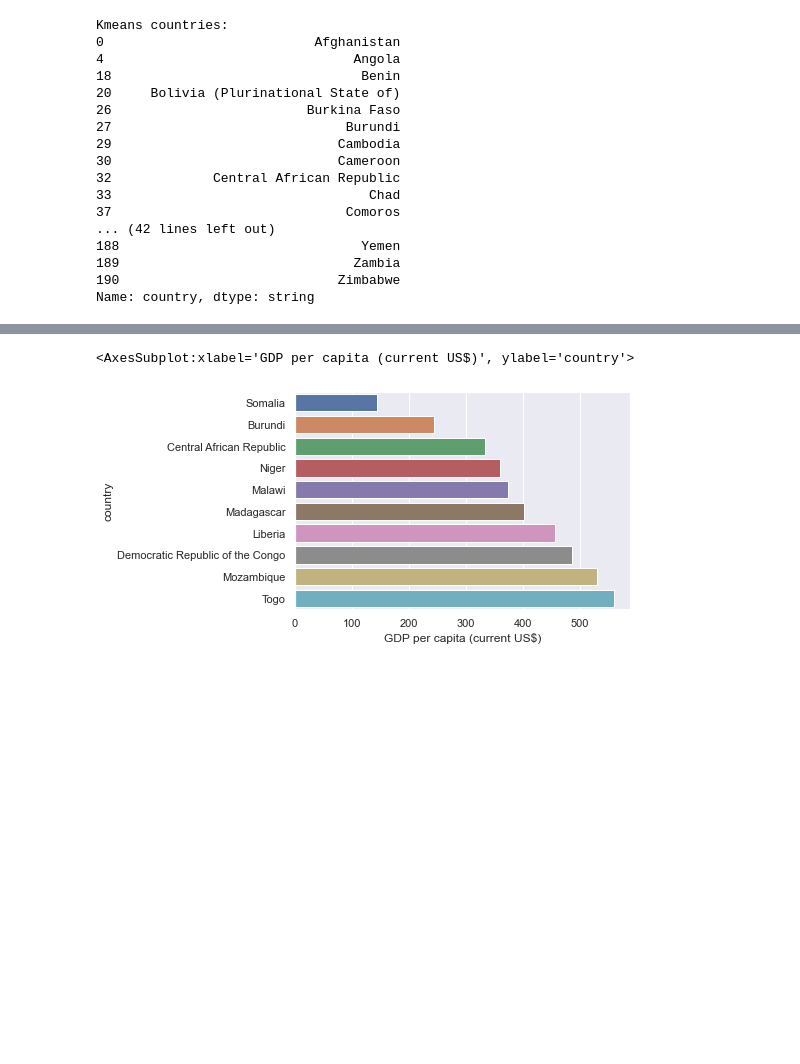
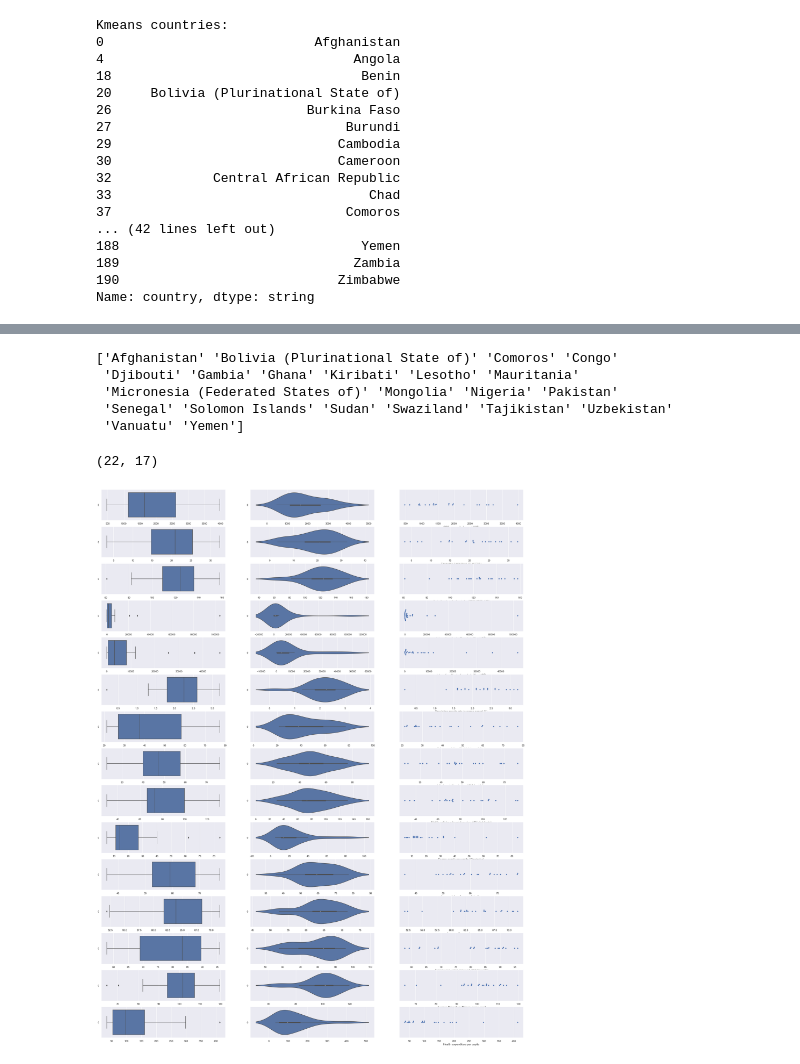
Before and after one commit to Snail664/country-clustering, a Jupyter notebook: model_comparison.ipynb, the cells around one changed output, grey strips where cells are left out. Saved outputs shown, nothing was run; the diff lists cells and outputs as text; code cells hidden in the pictures; blank space fills up the shorter version.

```diff
--- a/model_comparison.ipynb
+++ b/model_comparison.ipynb
@@ -122,7 +86,28 @@ df.head()
-# %%
-COL = "GDP per capita (current US$)"
-pt = df[['country',COL]].sort_values(COL, ascending = True).head(10)
-sb.barplot(x="GDP per capita (current US$)", y="country", data=pt)
-# %% [output]
-<AxesSubplot:xlabel='GDP per capita (current US$)', ylabel='country'>
-[figure, removed]
+# %%
+# let's examine if we should include the 22 countries that are not in Hierarchical model
+print(s1)
+# %% [output]
+['Afghanistan' 'Bolivia (Plurinational State of)' 'Comoros' 'Congo'
+ 'Djibouti' 'Gambia' 'Ghana' 'Kiribati' 'Lesotho' 'Mauritania'
+ 'Micronesia (Federated States of)' 'Mongolia' 'Nigeria' 'Pakistan'
+ 'Senegal' 'Solomon Islands' 'Sudan' 'Swaziland' 'Tajikistan' 'Uzbekistan'
+ 'Vanuatu' 'Yemen']
+# %%
+final_data_cp = final_data.copy()
+final_data_cp = final_data_cp[final_data_cp["country"].isin(s1)]
+final_data_cp.shape
+# %% [output]
+(22, 17)
+# %%
+f, axes = plt.subplots(15, 3, figsize=(33, 44))
+count = 0
+final_data_cp2 = final_data_cp.copy()
+final_data_cp2.pop("country")
+final_data_cp2.pop("Region")
+for var in final_data_cp2:
+    sb.boxplot(data = final_data_cp2[var], orient = "h", ax = axes[count,0])
+    sb.violinplot(data = final_data_cp2[var], orient = "h", ax = axes[count,1])
+    sb.swarmplot(x = final_data_cp2[var], orient = "h", ax = axes[count,2])
+    count += 1
+# %% [output]
+[figure, added]
```
Also changed, not shown: parts of 5 cells of this notebook.
